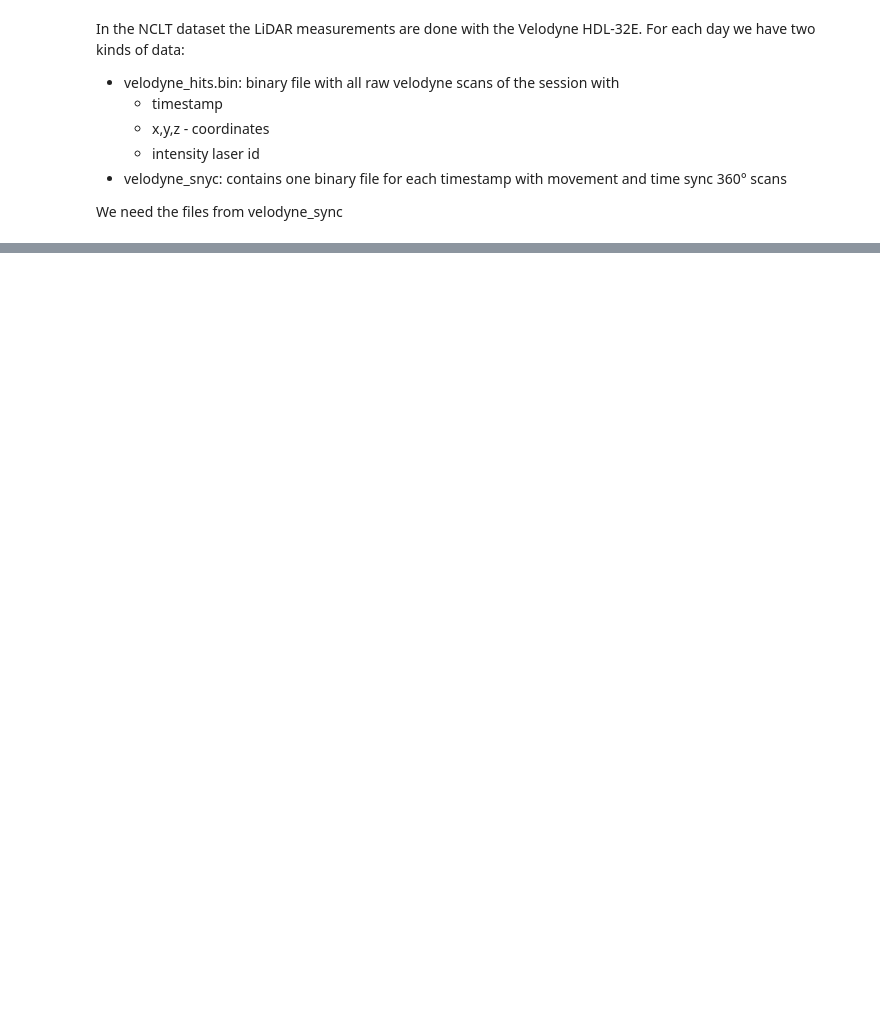
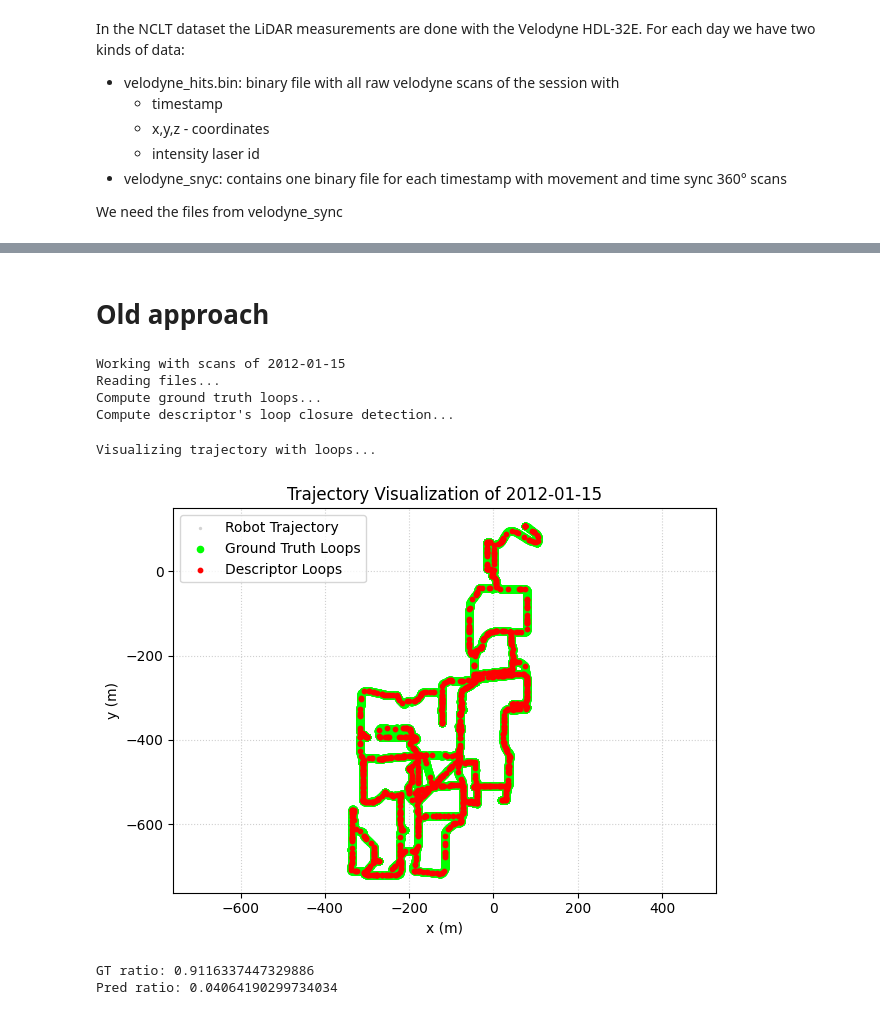
Before and after one commit to undefined-panda/LiDAR-Descriptor, a Jupyter notebook: main.ipynb, the cells around one changed output, grey strips where cells are left out. Saved outputs shown, nothing was run; the diff lists cells and outputs as text; code cells hidden in the pictures; blank space fills up the shorter version.

```diff
--- a/main.ipynb
+++ b/main.ipynb
@@ -13,0 +36,10 @@ from pathlib import Path
+# %%
+import numpy as np
+from sklearn.decomposition import PCA
+from tqdm import tqdm
+from pathlib import Path
+
+SCAN_FOLDER = "data/velodyne"
+DESCRIPTORS_FOLDER = "m2dp_descriptors"
+GT_POSE_FOLDER = "data/gt_pose"
+TIMESTAMP_FOLDER = "data/timestamps"
@@ -34,0 +632,2 @@ Saved to m2dp_descriptors/m2dp_2012-01-22.npy
+# %% [markdown]
+# Old approach
@@ -34,0 +768,55 @@ Saved to m2dp_descriptors/m2dp_2012-01-22.npy
+# %%
+import pandas as pd
+import numpy as np
+
+r = 0.8
+window = 200
+min_travel = 80
+tau = 0.2
+
+for p in Path(DESCRIPTORS_FOLDER).iterdir():
+    day = p.name.split("_")[1].removesuffix(".npy")
+    print(f"Working with scans of {day}")
+
+    # read csv files
+    print("Reading files...")
+    timestamps = pd.read_csv(f"{TIMESTAMP_FOLDER}/{day}.csv").to_numpy().flatten()
+    gt = pd.read_csv(GT_POSE_FOLDER+"/groundtruth_"+day+".csv",
+                     header=None,
+                     names=["timestamp", "x", "y", "z", "roll", "pitch", "yaw"]
+                     )
+    gt = remove_nan(gt)
+
+    # load descriptors
+    descriptors = np.load(f"{DESCRIPTORS_FOLDER}/m2dp_{day}.npy")
+
+    min_len = min(len(descriptors), len(timestamps))
+    descriptors = descriptors[:min_len]
+    timestamps = timestamps[:min_len]
+
+    trajectory, valid_mask = get_gt_trajectory(gt, timestamps)
+    descriptors = descriptors[valid_mask]
+
+    print("Compute ground truth loops...")
+    gt_indices, _ = gt_best_match_kdtree(trajectory, r, min_travel)
+
+    print("Compute descriptor's loop closure detection...")
+    candidates = loop_closure_candidates(descriptors, tau, window)
+    pred_indices = pred_indices_from_candidates(candidates)
+
+    print("Visualizing trajectory with loops...")
+    visualize_trajectory(trajectory, gt_indices, pred_indices, day)
+    break
+# %% [output]
+Working with scans of 2012-01-15
+Reading files...
+Compute ground truth loops...
+Compute descriptor's loop closure detection...
+Visualizing trajectory with loops...
+[figure, added]
+# %%
+print("GT ratio:", len(gt_indices) / len(trajectory))
+print("Pred ratio:", len(pred_indices) / len(trajectory))
+# %% [output]
+GT ratio: 0.9116337447329886
+Pred ratio: 0.04064190299734034
```
Also changed, not shown: parts of 15 cells of this notebook, 5 other files.
